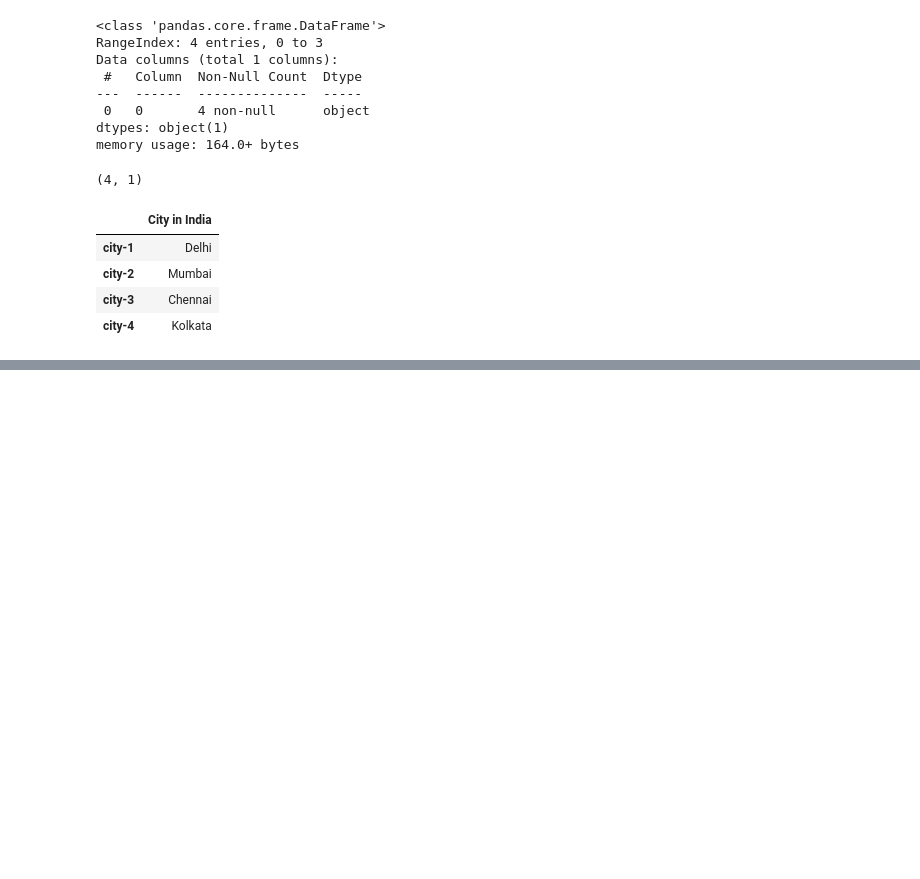
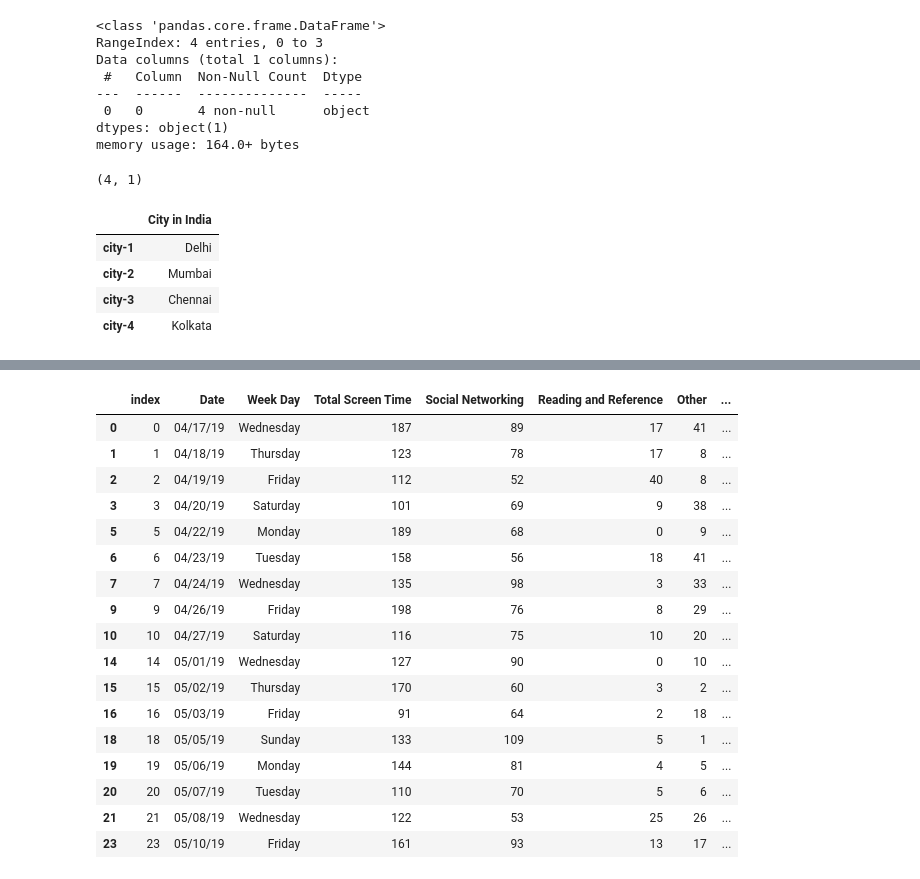
Before and after one commit to MottuqeBrid/learn-pandas, a Jupyter notebook: 1.ipynb, the cells around one changed output, grey strips where cells are left out. Saved outputs shown, nothing was run; the diff lists cells and outputs as text; code cells hidden in the pictures; blank space fills up the shorter version.

```diff
--- a/1.ipynb
+++ b/1.ipynb
@@ -49,0 +161,21 @@ city2
+# %%
+df_csv[df_csv["Social Networking"]>50]
+# %% [output]
+|  | index | Date | Week Day | Total Screen Time | Social Networking | Reading and Reference | Other | ... |
+| 0 | 0 | 04/17/19 | Wednesday | 187 | 89 | 17 | 41 | ... |
+| 1 | 1 | 04/18/19 | Thursday | 123 | 78 | 17 | 8 | ... |
+| 2 | 2 | 04/19/19 | Friday | 112 | 52 | 40 | 8 | ... |
+| 3 | 3 | 04/20/19 | Saturday | 101 | 69 | 9 | 38 | ... |
+| 5 | 5 | 04/22/19 | Monday | 189 | 68 | 0 | 9 | ... |
+| 6 | 6 | 04/23/19 | Tuesday | 158 | 56 | 18 | 41 | ... |
+| 7 | 7 | 04/24/19 | Wednesday | 135 | 98 | 3 | 33 | ... |
+| 9 | 9 | 04/26/19 | Friday | 198 | 76 | 8 | 29 | ... |
+| 10 | 10 | 04/27/19 | Saturday | 116 | 75 | 10 | 20 | ... |
+| 14 | 14 | 05/01/19 | Wednesday | 127 | 90 | 0 | 10 | ... |
+| 15 | 15 | 05/02/19 | Thursday | 170 | 60 | 3 | 2 | ... |
+| 16 | 16 | 05/03/19 | Friday | 91 | 64 | 2 | 18 | ... |
+| 18 | 18 | 05/05/19 | Sunday | 133 | 109 | 5 | 1 | ... |
+| 19 | 19 | 05/06/19 | Monday | 144 | 81 | 4 | 5 | ... |
+| 20 | 20 | 05/07/19 | Tuesday | 110 | 70 | 5 | 6 | ... |
+| 21 | 21 | 05/08/19 | Wednesday | 122 | 53 | 25 | 26 | ... |
+| 23 | 23 | 05/10/19 | Friday | 161 | 93 | 13 | 17 | ... |
```
Also changed, not shown: parts of 10 cells of this notebook, 1 other file.
